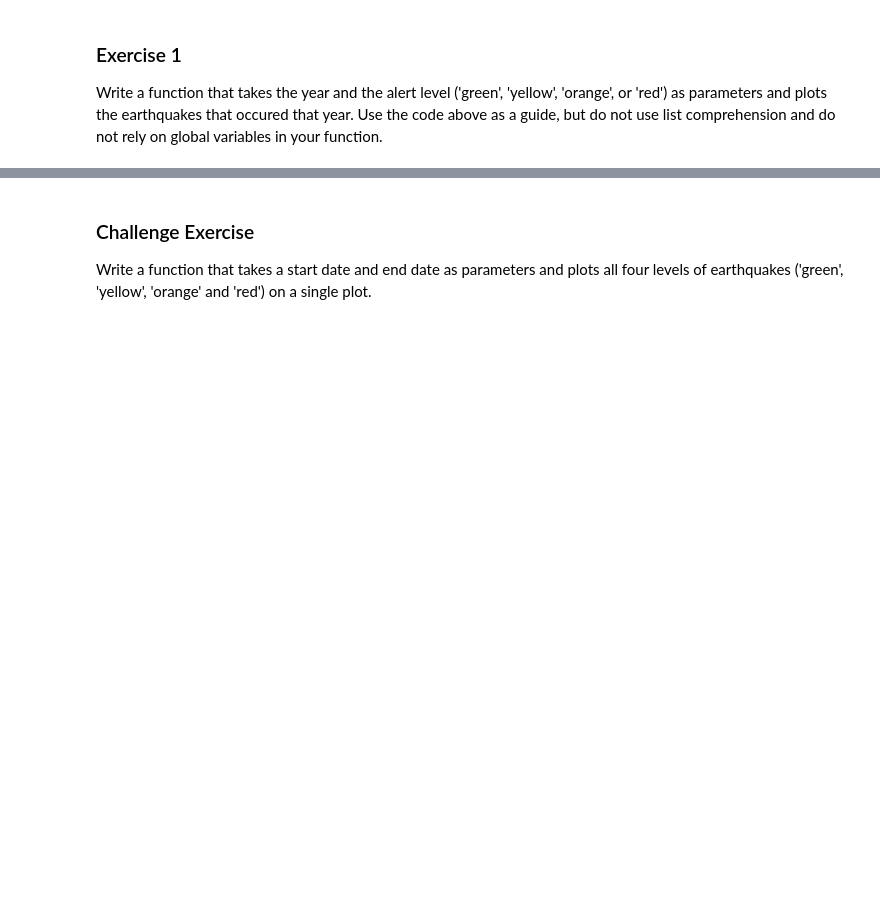
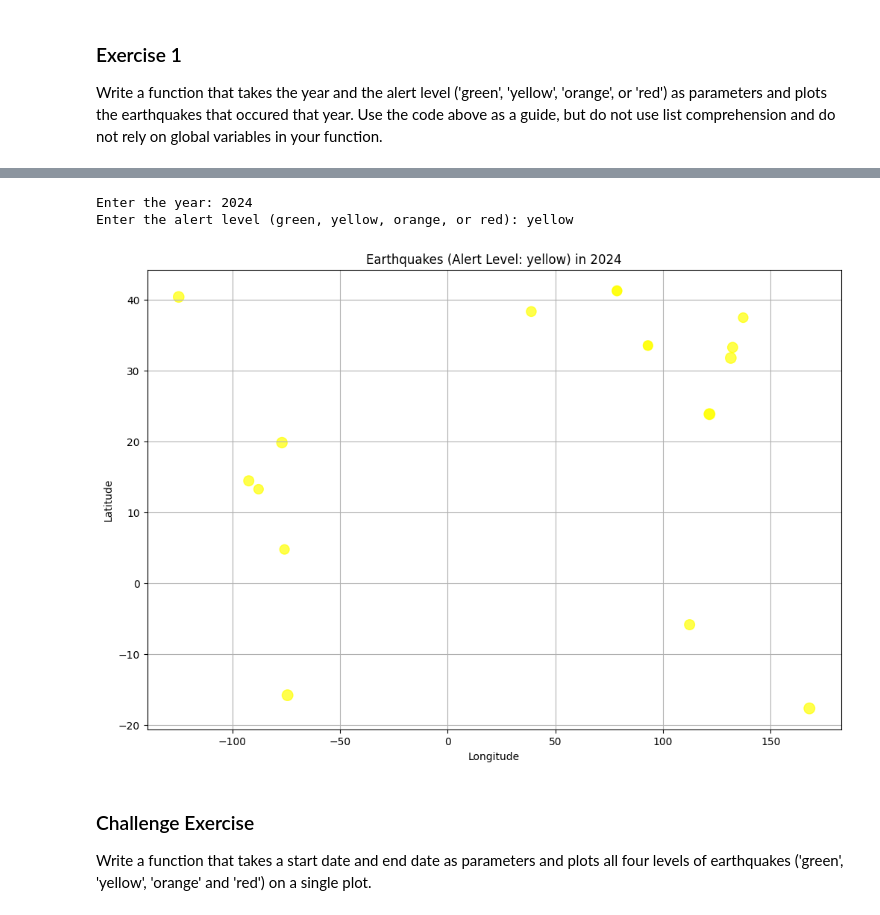
Before and after one commit to Charanjeet-x/comp215, a Jupyter notebook: labs/lab01-introduction.ipynb, the cells around one changed output, grey strips where cells are left out. Cells and saved outputs as stored; diff of their text form; code cells hidden in the pictures; blank space fills up the shorter version.

```diff
--- a/labs/lab01-introduction.ipynb
+++ b/labs/lab01-introduction.ipynb
@@ -183,3 +144,60 @@ Enter the alert level: red
+# %%
+import requests
+import json
+import matplotlib.pyplot as plt
+
+year = input('Enter the year: ')
+alert_level = input('Enter the alert level (green, yellow, orange, or red): ')
+
+def plot_earthquakes(year, alert_level):
+
+
+  # Define the API URL and parameters
+  api_url = 'https://earthquake.usgs.gov/fdsnws/event/1/query'
+  params = {
+      'format': 'geojson',
+      'starttime': f'{year}-01-01',
+      'endtime': f'{year}-12-31',
+      'alertlevel': alert_level
+  }
+
+  # Make the API request
+  response = requests.get(api_url, params=params)
+
+  # Parse the JSON data
+  data = response.json()
+
+  # Extract earthquake data (consider error handling for missing data)
+  earthquakes = data.get('features', [])
+  if not earthquakes:
+      print(f"No earthquakes found for year {year} and alert level '{alert_level}'.")
+      return
+
+  # Prepare data for plotting
+  latitudes = []
+  longitudes = []
+  magnitudes = []
+  for earthquake in earthquakes:
+      coordinates = earthquake['geometry']['coordinates']
+      properties = earthquake['properties']
+      latitudes.append(coordinates[1])
+      longitudes.append(coordinates[0])
+      magnitudes.append(properties['mag'])
+
+  # Plot the earthquakes
+  plt.figure(figsize=(12, 8))
+  plt.scatter(longitudes, latitudes, c=alert_level, s=[mag * 15 for mag in magnitudes], alpha=0.7)
+  plt.title(f"Earthquakes (Alert Level: {alert_level}) in {year}")
+  plt.xlabel("Longitude")
+  plt.ylabel("Latitude")
+  plt.grid(True)
+  plt.show()
+
+plot_earthquakes(year, alert_level)
+# %% [output]
+Enter the year: 2024
+Enter the alert level (green, yellow, orange, or red): yellow
+[figure, added]
 # %% [markdown]
 ### Challenge Exercise
 
```
Also changed, not shown: parts of 3 cells of this notebook.
